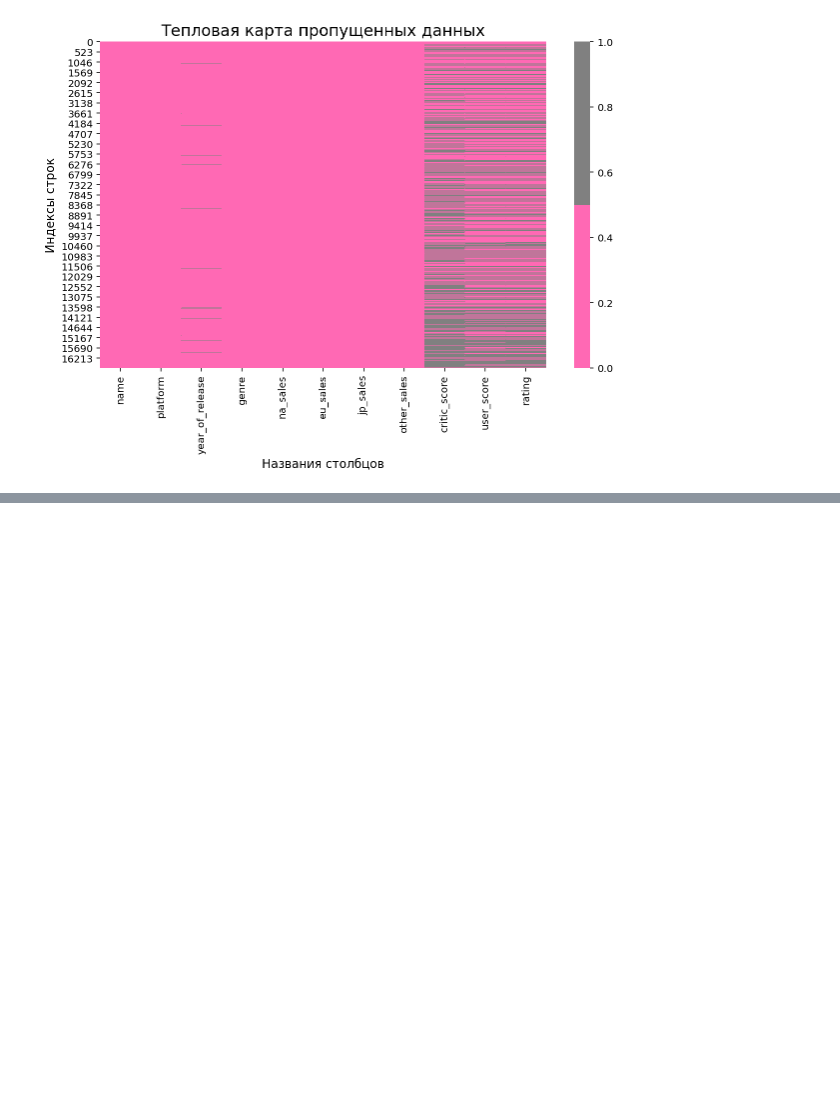
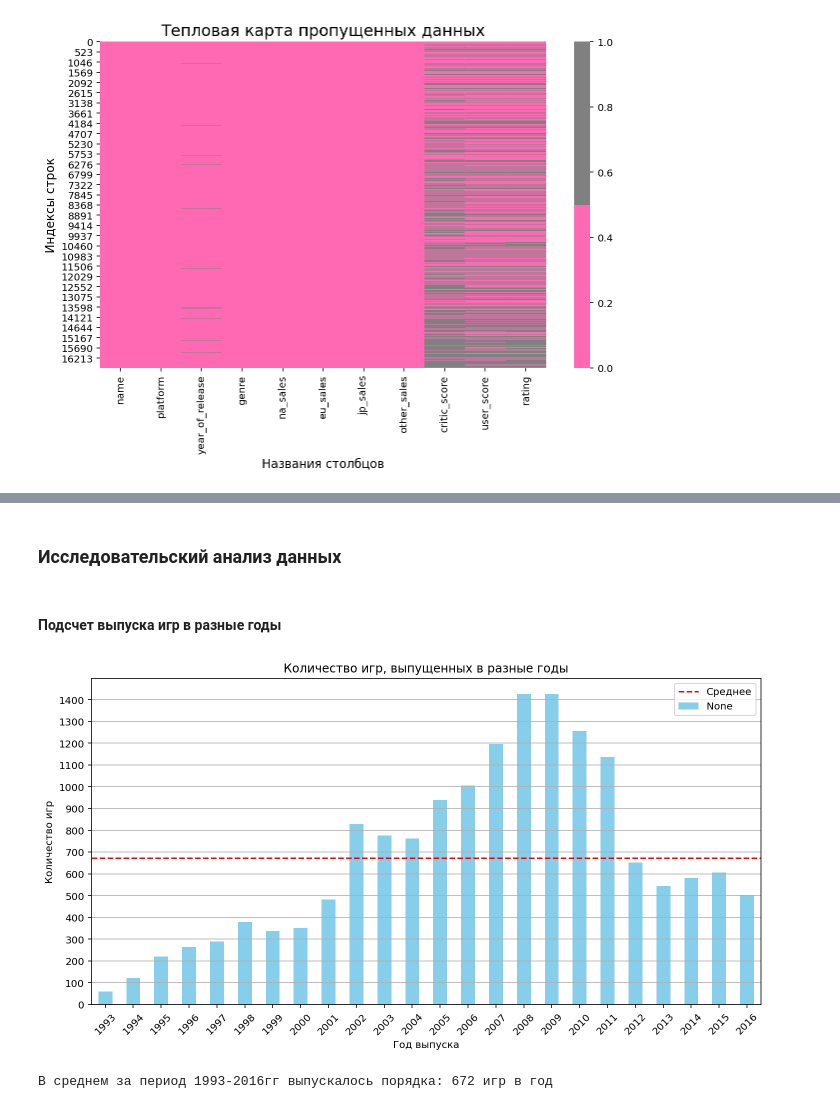
Before and after one commit to vulcan4ik/Practicum-projects-da-ds, a Jupyter notebook: notebooks/2-practicum-games-research.ipynb, the cells around one changed output, grey strips where cells are left out. Drawn from its saved outputs; the diff is of its cells as text; code cells hidden in the pictures; blank space fills up the shorter version.

```diff
--- a/notebooks/2-practicum-games-research.ipynb
+++ b/notebooks/2-practicum-games-research.ipynb
@@ -162,0 +483,5 @@ plt.show()
+# %%
+df.loc[df["rating"] == "RP", "rating"] = "undefined"
+df.loc[df["rating"] == "AO", "rating"] = "M"
+df.loc[df["rating"] == "K-A", "rating"] = "E"
+df["rating"].value_counts()
@@ -162,0 +498,6 @@ plt.show()
+# %%
+# группируя одинаковые названия игр разных платформ по рейтингу чтобы найти моду и возьмем ее первое значение
+# отсутствие вернет пропуск
+df["rating"] = df.groupby(["name"])["rating"].transform(
+    lambda x: x.fillna(x.mode()[0] if not x.mode().empty else np.nan)
+)
@@ -162,0 +510,3 @@ plt.show()
+# %%
+# заполним оставшиеся пропуски
+df["rating"] = df["rating"].fillna("undefined")
@@ -162,0 +515,3 @@ plt.show()
+# %%
+df["total_sales"] = df["na_sales"] + df["eu_sales"] + df["jp_sales"] + df["other_sales"]
+df.head(2)
@@ -162,0 +537,28 @@ plt.show()
+# %% [markdown]
+### Исследовательский анализ данных
+# %% [markdown]
+#### Подсчет выпуска игр  в разные годы
+# %%
+# сгруппируем по году выпуска и подсчитаем поличество строк для каждой группы
+games_per_year = df.groupby("year_of_release").size()
+# найдем среднее значение
+mean_games = games_per_year.mean()
+plt.figure(figsize=(12, 6))
+games_per_year.plot(kind="bar", color="skyblue")
+plt.axhline(mean_games, color="red", linestyle="--", label="Среднее")
+plt.title("Количество игр, выпущенных в разные годы")
+plt.xlabel("Год выпуска")
+plt.ylabel("Количество игр")
+plt.xticks(rotation=45)
+plt.yticks(range(0, 1500, 100))
+plt.grid(axis="y")
+plt.legend()
+plt.show()
+# %% [output]
+[figure, added]
+# %%
+print(
+    f"В среднем за период 1993-2016гг выпускалось порядка: {round(mean_games)} игр в год"
+)
+# %% [output]
+В среднем за период 1993-2016гг выпускалось порядка: 672 игр в год
```
Also changed, not shown: parts of 103 cells of this notebook.
